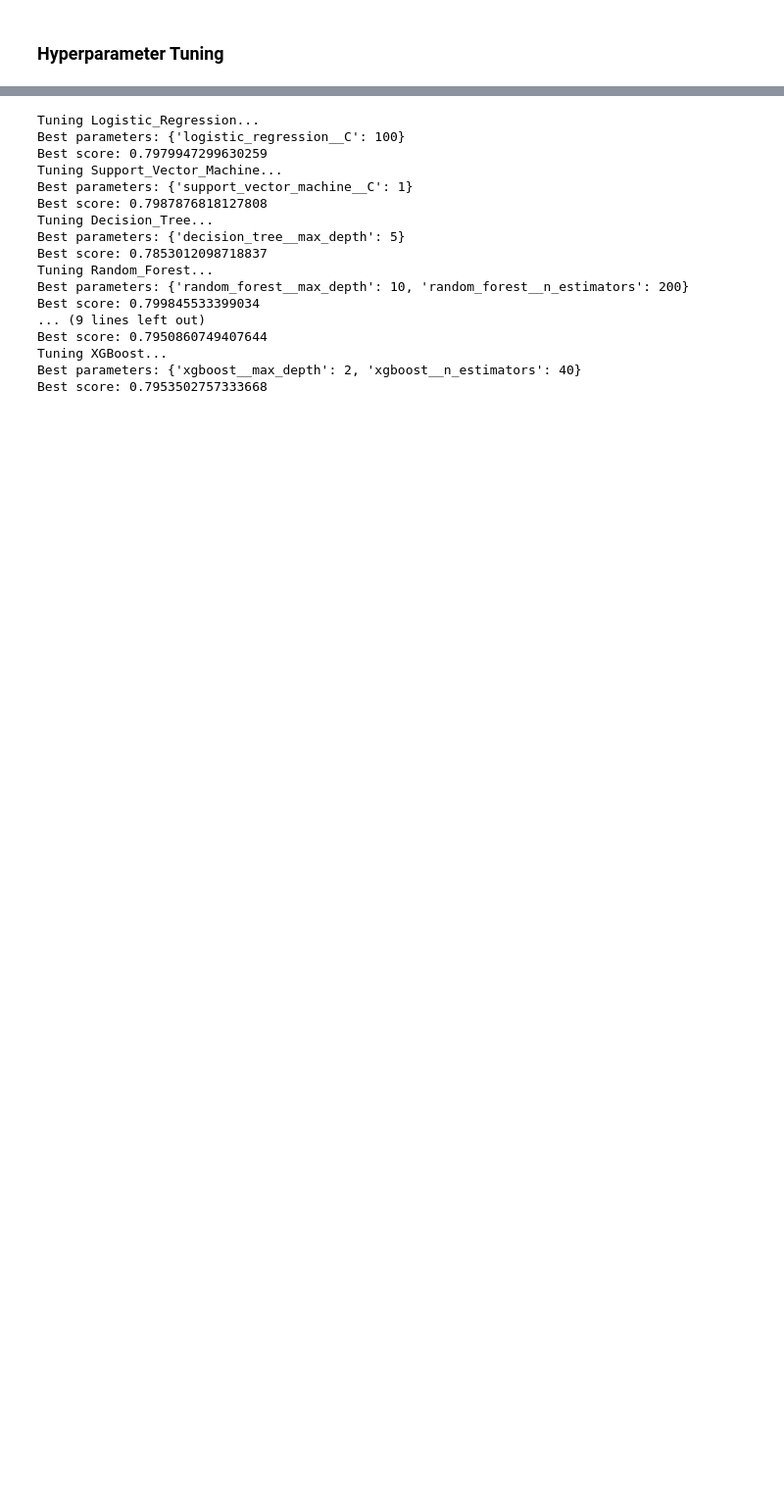
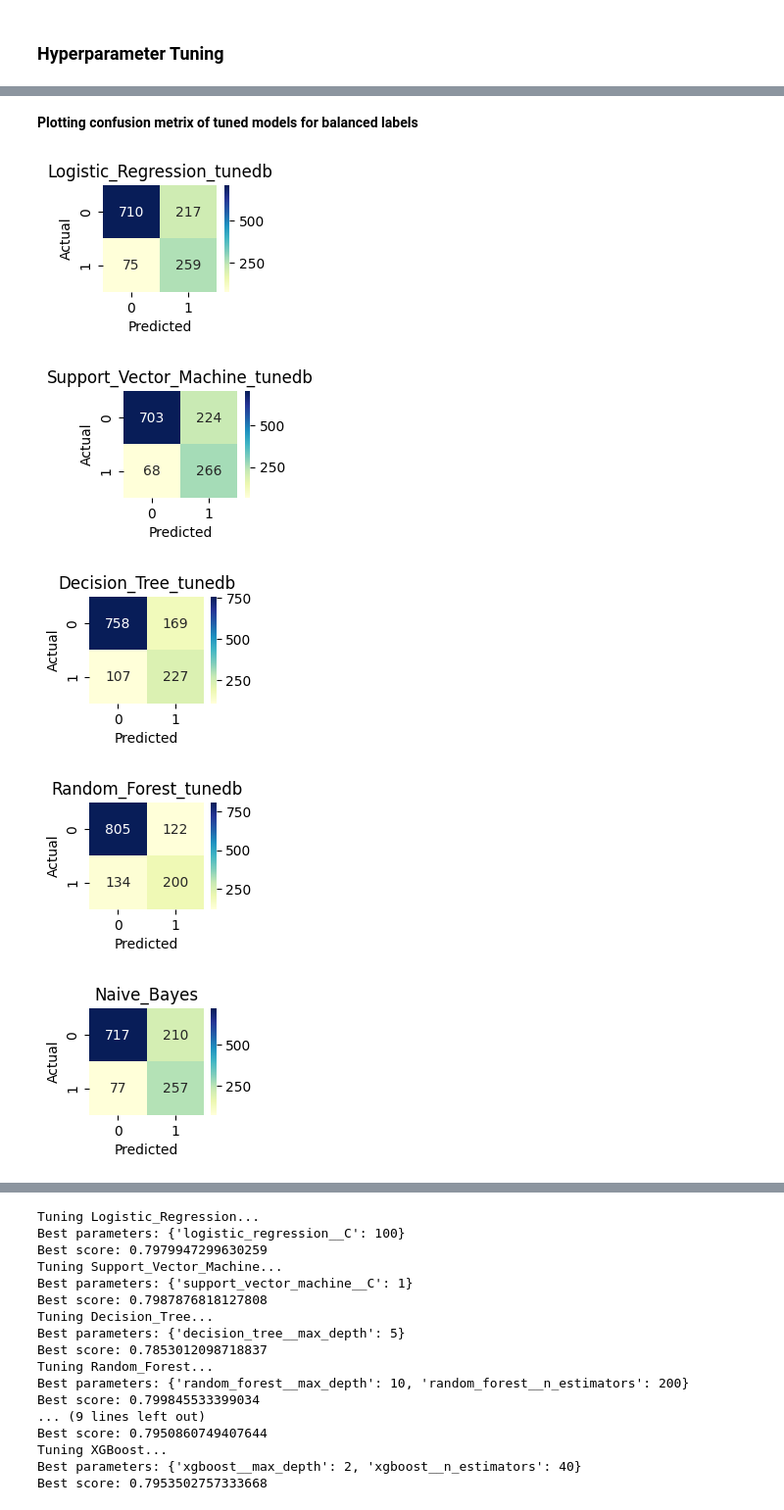
Before and after one commit to damzking/telco_churn-, a Jupyter notebook: LP2_telco_churn.ipynb, the cells around one changed output, grey strips where cells are left out. Shown at 98% size. Drawn from its saved outputs; the diff is of its cells as text; code cells hidden in the pictures; blank space fills up the shorter version.

```diff
--- a/LP2_telco_churn.ipynb
+++ b/LP2_telco_churn.ipynb
@@ -1639,0 +1667,35 @@ Best score: 0.7858334556485151
+# %%
+# Creating Pipeline
+
+all_pipelines_b = {}
+all_confusion_matrices_b = {}
+
+metric_table=pd.DataFrame(columns=['model_name', 'accuracy', 'precision', 'recall', 'f1-score'])
+
+for model_name, classifier in tuned_models_b.items():
+    final_pipeline = ImbPipeline(steps=[
+        ('preprocessor', preprocessor),
+        ('smote', SMOTE(random_state=5)),
+        ('feature_selection', feature_selection),
+        ('classifier', classifier)
+    ])
+
+    final_pipeline.fit(X_train, y_train_encode)
+    all_pipelines_b[model_name] = final_pipeline
+
+    y_pred=final_pipeline.predict(X_eval)
+
+    conf_matrix = confusion_matrix(y_eval_encode, y_pred)
+
+    all_confusion_matrices_b[model_name]=conf_matrix
+
+    metrics= classification_report(y_eval_encode, y_pred, output_dict=True)
+
+    accuracy=metrics['accuracy']
+    precision=metrics['weighted avg']['precision']
+    recall=metrics['weighted avg']['recall']
+    f1_score=metrics['weighted avg']['f1-score']
+
+    metric_table.loc[len(metric_table)]=[model_name, accuracy, precision, recall, f1_score]
+
+metric_table.sort_values(by='f1-score', ascending=False)
@@ -1639,0 +1713,16 @@ Best score: 0.7858334556485151
+# %% [markdown]
+**Plotting confusion metrix of tuned models for balanced labels**
+# %%
+for i, (model_name, confusion_matrix) in enumerate(all_confusion_matrices_b.items()):
+    plt.subplot(3, 3, i + 1)
+    sns.heatmap(confusion_matrix, annot=True, fmt='d', cmap='YlGnBu')
+    plt.title(model_name)
+    plt.xlabel('Predicted')
+    plt.ylabel('Actual')
+    plt.show()
+# %% [output]
+[figure, added]
+[figure, added]
+[figure, added]
+[figure, added]
+[figure, added]
```
Also changed, not shown: parts of 34 cells of this notebook, 4 other files.
